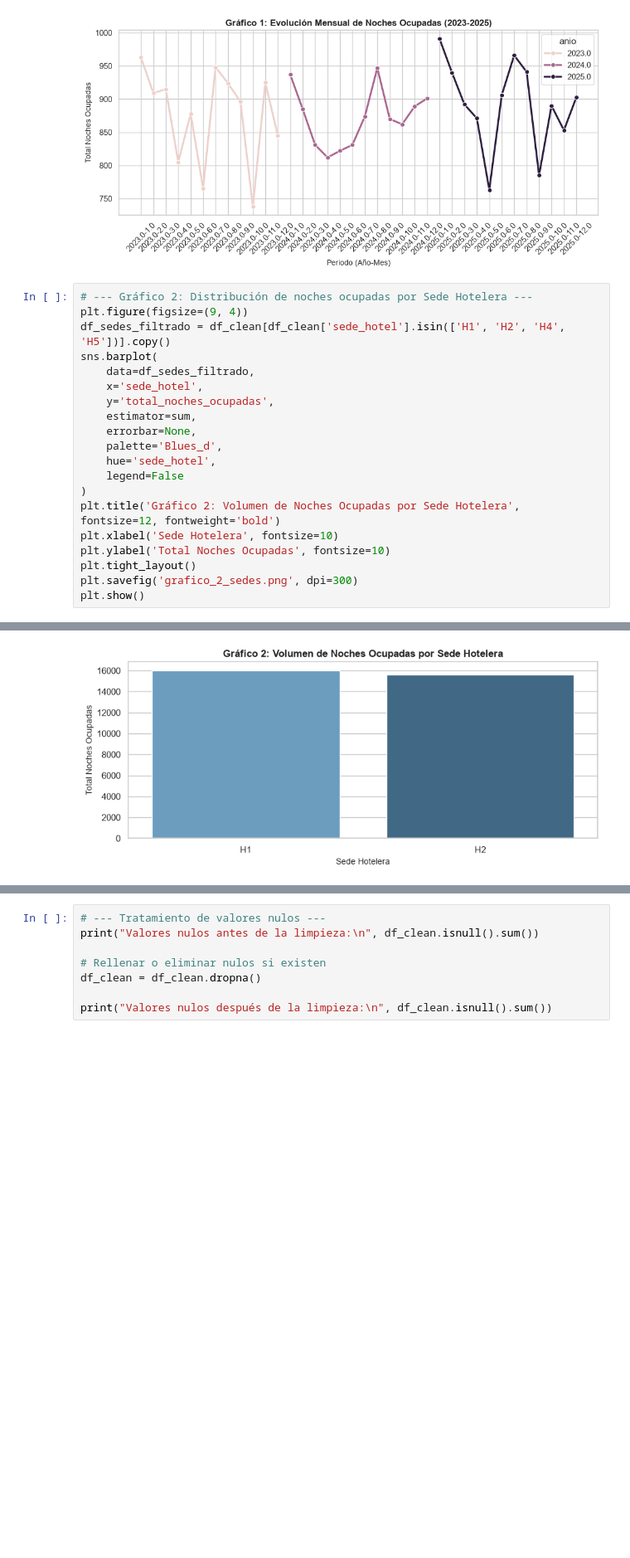
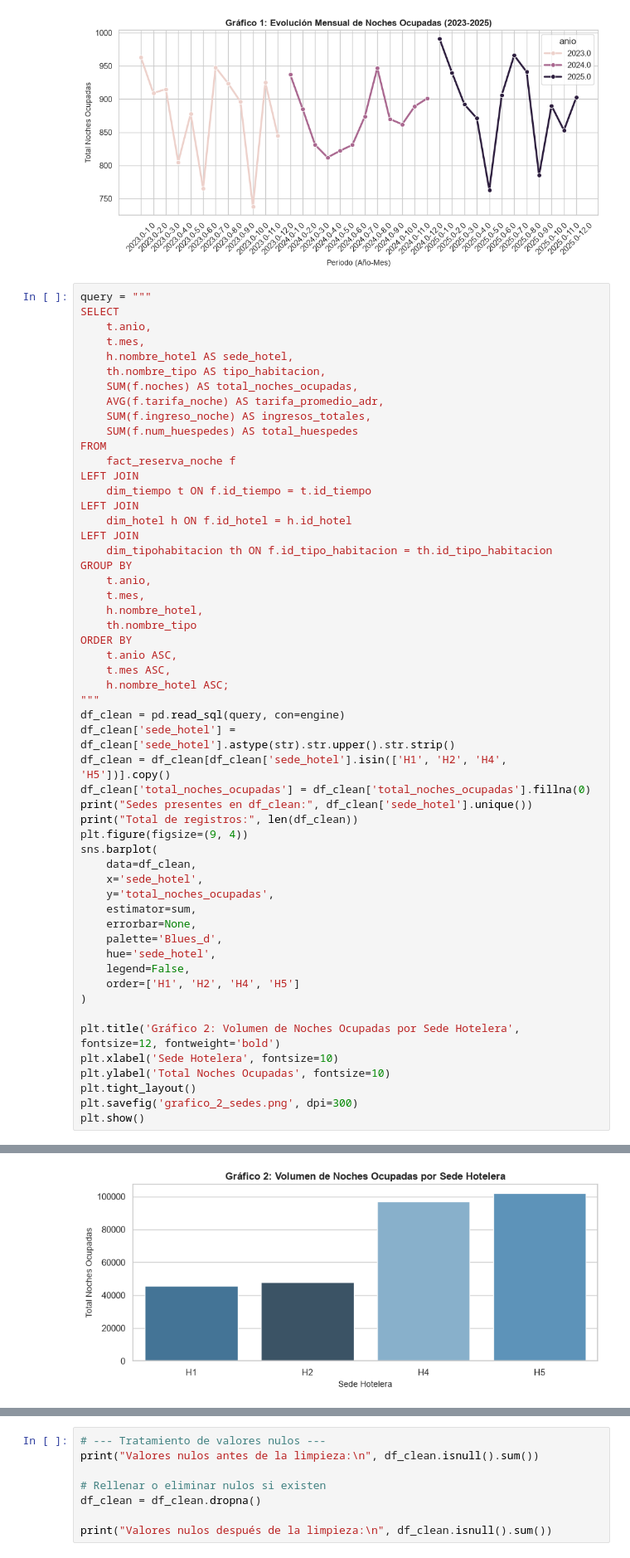
Before and after one commit to Karen-Bayona/bi-proyecto-equipo506241093, a Jupyter notebook: modelo/modelo_predictivo.ipynb, the cells around one changed output, grey strips where cells are left out. Shown at 83% size. Drawn from its saved outputs; the diff is of its cells as text; blank space fills up the shorter version.

Commit message:
Hotelera Caribe S.A.S: Entrega 3

```diff
--- a/modelo/modelo_predictivo.ipynb
+++ b/modelo/modelo_predictivo.ipynb
@@ -77,19 +127,53 @@ plt.show()
 # %% [output]
 [figure]
 # %%
-# --- Gráfico 2: Distribución de noches ocupadas por Sede Hotelera ---
+query = """
+SELECT
+    t.anio,
+    t.mes,
+    h.nombre_hotel AS sede_hotel,
+    th.nombre_tipo AS tipo_habitacion,
+    SUM(f.noches) AS total_noches_ocupadas,
+    AVG(f.tarifa_noche) AS tarifa_promedio_adr,
+    SUM(f.ingreso_noche) AS ingresos_totales,
+    SUM(f.num_huespedes) AS total_huespedes
+FROM
+    fact_reserva_noche f
+LEFT JOIN
+    dim_tiempo t ON f.id_tiempo = t.id_tiempo
+LEFT JOIN
+    dim_hotel h ON f.id_hotel = h.id_hotel
+LEFT JOIN
+    dim_tipohabitacion th ON f.id_tipo_habitacion = th.id_tipo_habitacion
+GROUP BY
+    t.anio,
+    t.mes,
+    h.nombre_hotel,
+    th.nombre_tipo
+ORDER BY
+    t.anio ASC,
+    t.mes ASC,
+    h.nombre_hotel ASC;
+"""
+df_clean = pd.read_sql(query, con=engine)
+df_clean['sede_hotel'] = df_clean['sede_hotel'].astype(str).str.upper().str.strip()
+df_clean = df_clean[df_clean['sede_hotel'].isin(['H1', 'H2', 'H4', 'H5'])].copy()
+df_clean['total_noches_ocupadas'] = df_clean['total_noches_ocupadas'].fillna(0)
+print("Sedes presentes en df_clean:", df_clean['sede_hotel'].unique())
+print("Total de registros:", len(df_clean))
 plt.figure(figsize=(9, 4))
-df_sedes_filtrado = df_clean[df_clean['sede_hotel'].isin(['H1', 'H2', 'H4', 'H5'])].copy()
 sns.barplot(
-    data=df_sedes_filtrado,
+    data=df_clean,
     x='sede_hotel',
     y='total_noches_ocupadas',
     estimator=sum,
     errorbar=None,
     palette='Blues_d',
     hue='sede_hotel',
-    legend=False
+    legend=False,
+    order=['H1', 'H2', 'H4', 'H5']
 )
+
 plt.title('Gráfico 2: Volumen de Noches Ocupadas por Sede Hotelera', fontsize=12, fontweight='bold')
 plt.xlabel('Sede Hotelera', fontsize=10)
 plt.ylabel('Total Noches Ocupadas', fontsize=10)
@@ -100,4 +188,4 @@ plt.show()
-[figure, old version]
+[figure, new version]
 # %%
 # --- Gráfico 3: Demanda según el Tipo de Habitación ---
 plt.figure(figsize=(8, 4))
```
Also changed, not shown: parts of 6 cells of this notebook, 6 other files.
